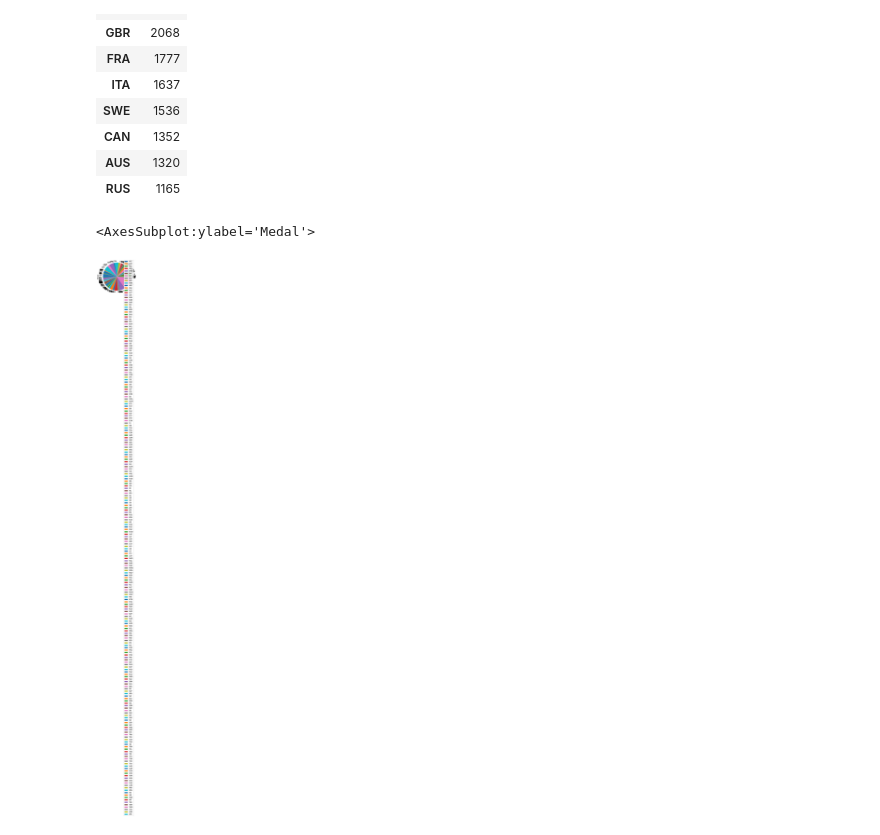
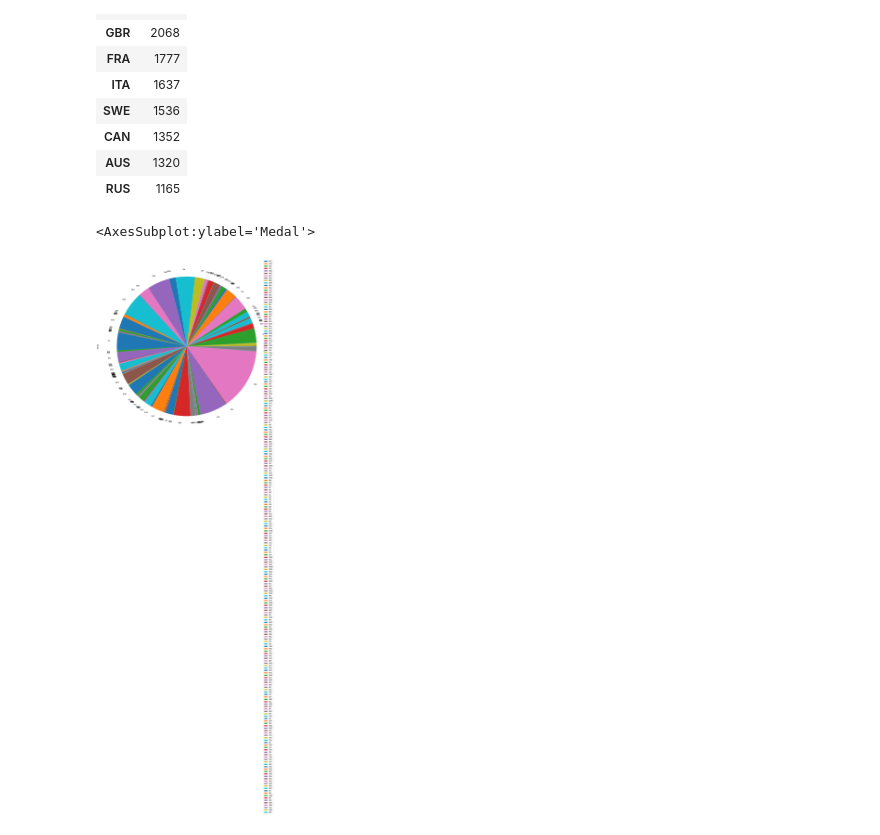
Before and after one commit to jennifer-biener/kaggle_datasets, a Jupyter notebook: medals.ipynb, the cells around one changed output. Drawn from its saved outputs; the diff is of its cells as text; code cells hidden in the pictures.

```diff
--- a/medals.ipynb
+++ b/medals.ipynb
@@ -107,7 +107,7 @@ noc_medals.sort_values(by='Medal', ascending=False).head(10)
 | AUS | 1320 |
 | RUS | 1165 |
 # %%
-noc_medals.plot.pie(y='Medal')
+noc_medals.plot.pie(y='Medal', figsize=(20,20))
 # %% [output]
 <AxesSubplot:ylabel='Medal'>
-[figure, old version]
+[figure, new version]
```
Also changed, not shown: 1 other file.
